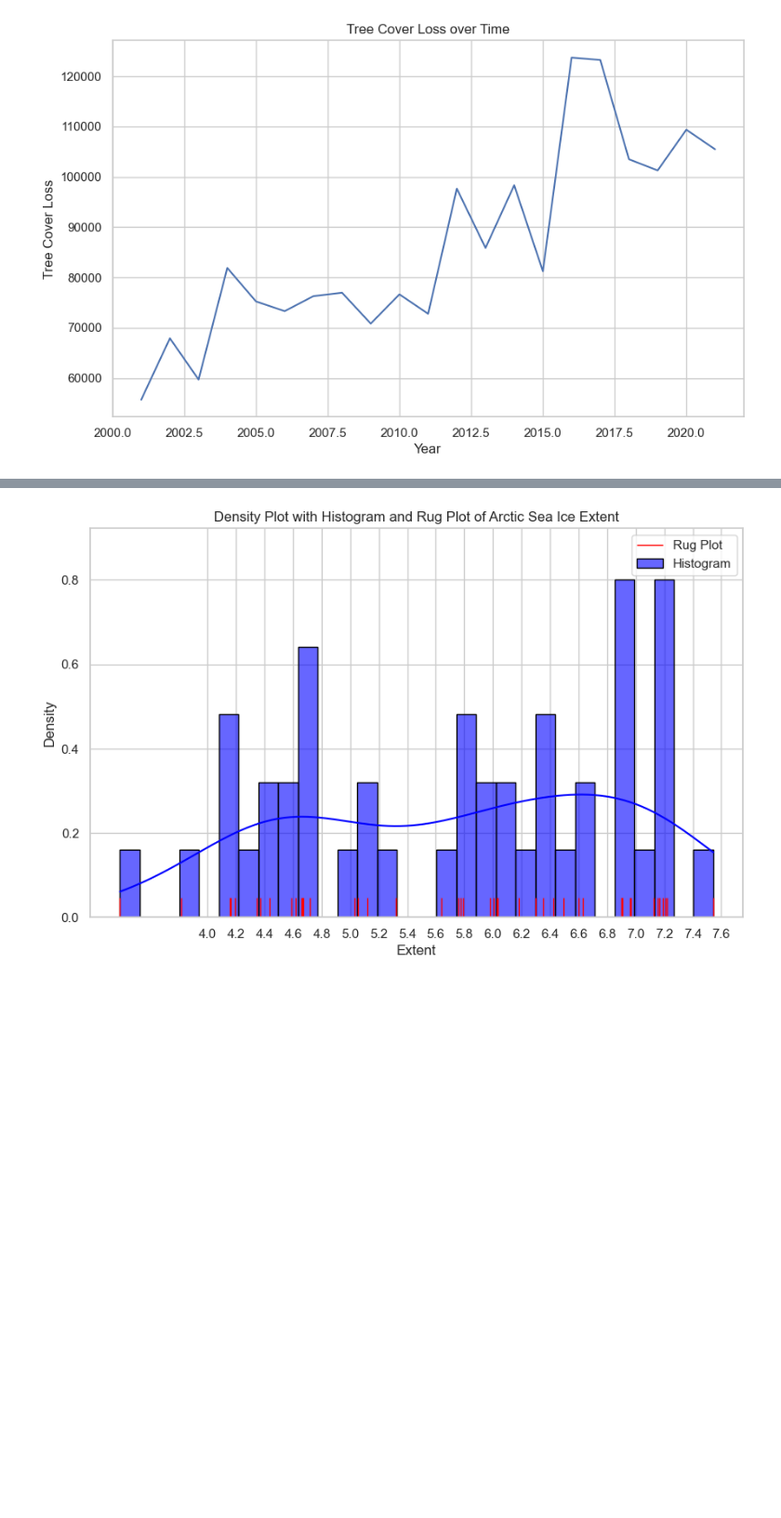
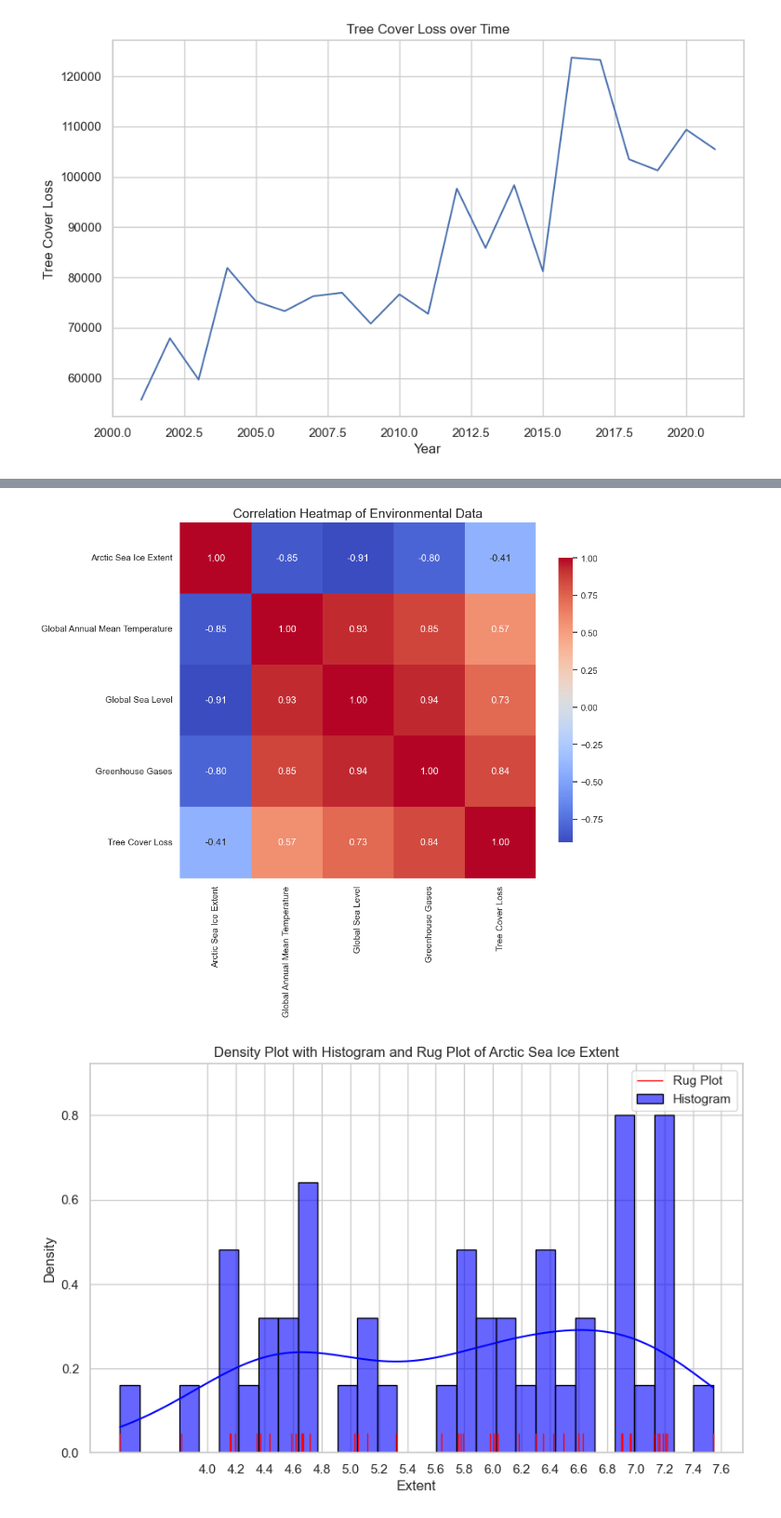
Before and after one commit to SummerIshi/Climate_Change_Analysis, a Jupyter notebook: NumPy/DataSets.ipynb, the cells around one changed output, grey strips where cells are left out. Shown at 93% size. Saved outputs shown, nothing was run; the diff lists cells and outputs as text; code cells hidden in the pictures; blank space fills up the shorter version.

```diff
--- a/NumPy/DataSets.ipynb
+++ b/NumPy/DataSets.ipynb
@@ -355,3 +384,33 @@ plt.show()
+# %%
+import pandas as pd
+import seaborn as sns
+import matplotlib.pyplot as plt
+
+# Create a consolidated DataFrame with relevant columns
+data = pd.DataFrame({
+    'Arctic Sea Ice Extent': df_ice['extent'],
+    'Global Annual Mean Temperature': df_temp['No_Smoothing'],
+    'Global Sea Level': df_sea_level['average'],
+    'Greenhouse Gases': df_ggh['Value'],
+    'Tree Cover Loss': df_tree['Tree Cover Loss']
+})
+
+# Calculate the correlation matrix
+correlation_matrix = data.corr()
+
+# Set the size of the heatmap
+plt.figure(figsize=(10, 8))
+
+# Create the heatmap
+sns.heatmap(correlation_matrix, annot=True, cmap='coolwarm', fmt=".2f", square=True, cbar_kws={"shrink": .8})
+
+# Set the title
+plt.title('Correlation Heatmap of Environmental Data', fontsize=16)
+
+# Show the plot
+plt.show()
+# %% [output]
+[figure, added]
 # %%
 import matplotlib.pyplot as plt
 import seaborn as sns
```
Also changed, not shown: parts of 25 cells of this notebook.
